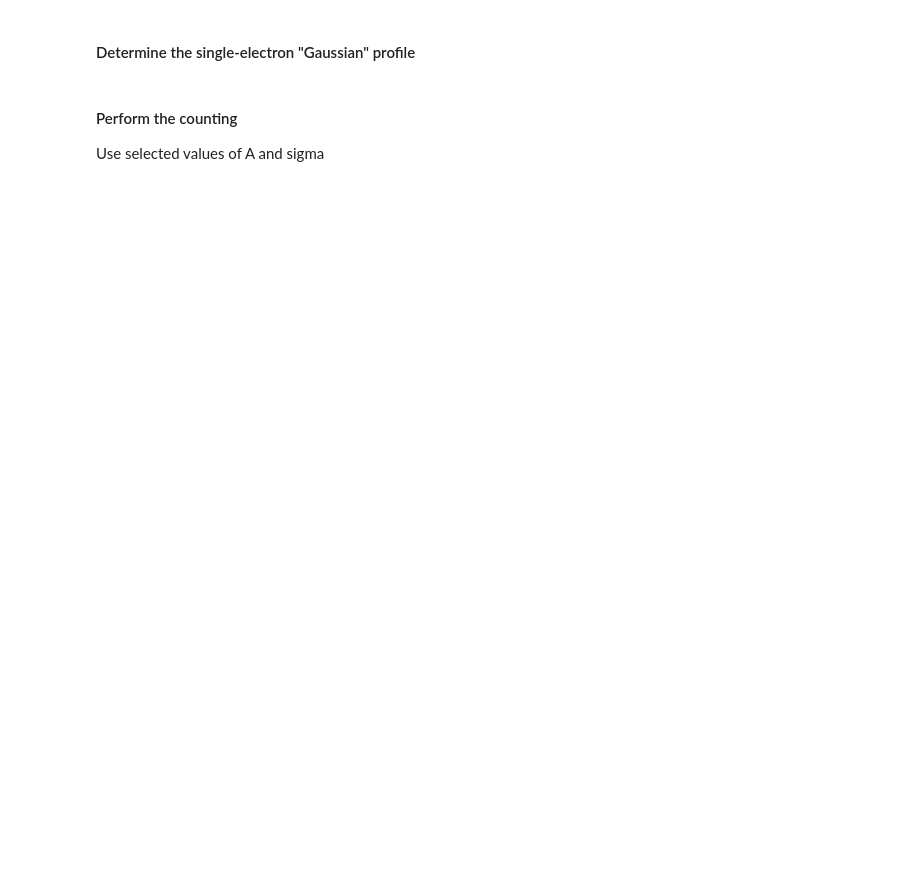
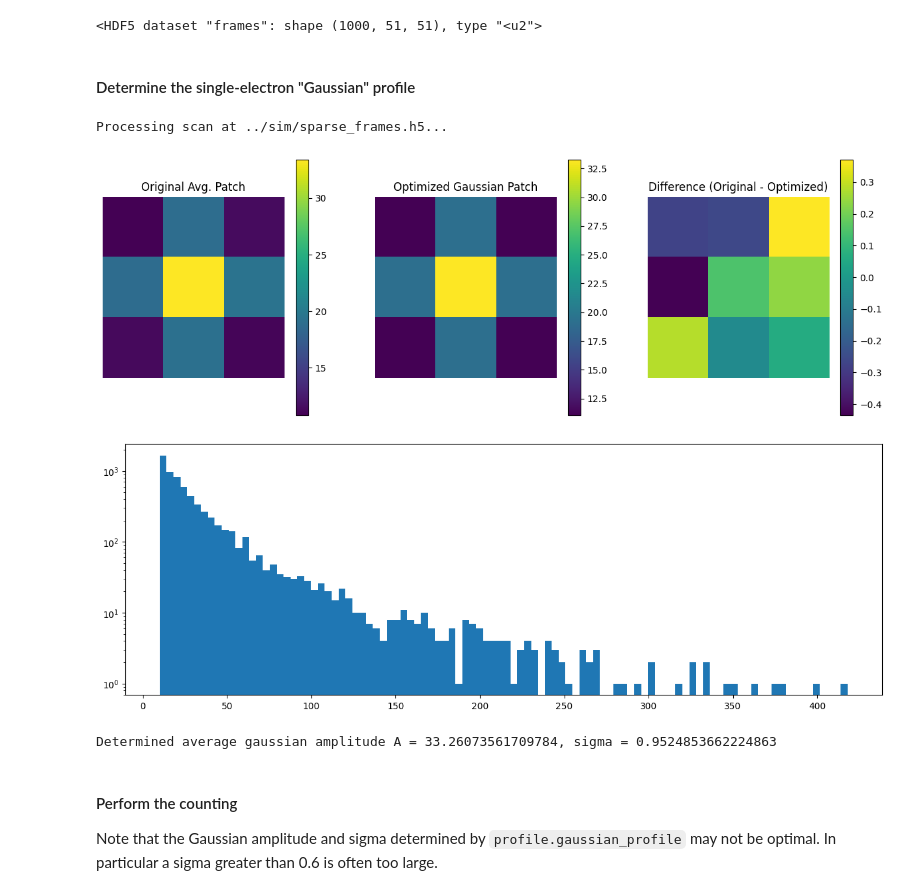
Before and after one commit to jerenner/backpropcount, a Jupyter notebook: notebooks/example_counting.ipynb, the cells around one changed output. Drawn from its saved outputs; the diff is of its cells as text; code cells hidden in the pictures; blank space fills up the shorter version.

```diff
--- a/notebooks/example_counting.ipynb
+++ b/notebooks/example_counting.ipynb
@@ -24,6 +104,7 @@ th_single_elec = 10
 baseline = 20.0
 # %%
 fn = h5py.File(raw_file,'r')
-imgs = fn['stem']['images']
 frames = fn['frames']
-imgs
+frames
+# %% [output]
+<HDF5 dataset "frames": shape (1000, 51, 51), type "<u2">
@@ -34,9 +112,11 @@ fn['electron_events/frames'][110*2064]
 #### Determine the single-electron "Gaussian" profile
 # %%
 nframes_profile = 1000
-profile_file = raw_file
+profile_file = "../sim/sparse_frames.h5"
 avg_patch, optimized_patch, A_opt, sigma_opt = profile.gaussian_profile(profile_file, nframes_profile, baseline, th_single_elec, plot_results=True)
-print(f"Determined optimal gaussian amplitude A = {A_opt}, sigma = {sigma_opt}")
+print(f"Determined average gaussian amplitude A = {A_opt}, sigma = {sigma_opt}")
+# %% [output]
+Processing scan at ../sim/sparse_frames.h5...
+[figure, added]
+[figure, added]
+Determined average gaussian amplitude A = 33.26073561709784, sigma = 0.9524853662224863
-# %% [markdown]
-#### Perform the counting
-Use selected values of A and sigma
@@ -47,0 +123,3 @@ gauss_sigma = 0.6 #0.5065158792172835
+# %% [markdown]
+#### Perform the counting
+Note that the Gaussian amplitude and sigma determined by `profile.gaussian_profile` may not be optimal. In particular a sigma greater than 0.6 is often too large.
```
Also changed, not shown: parts of 11 cells of this notebook, 3 other files.
